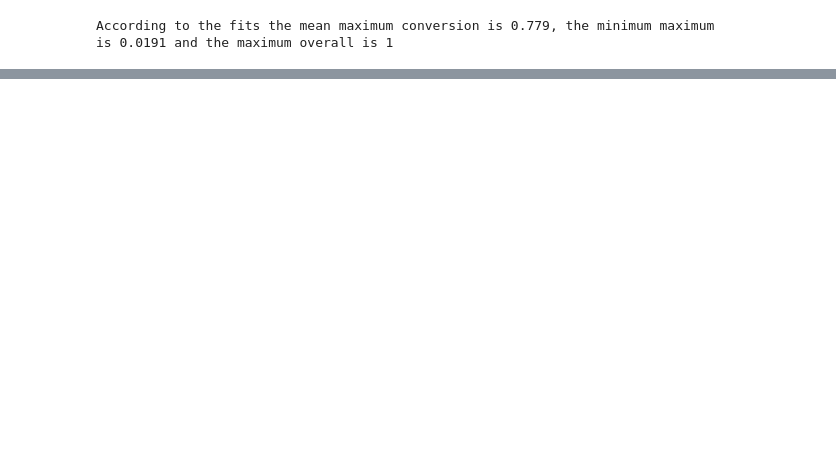
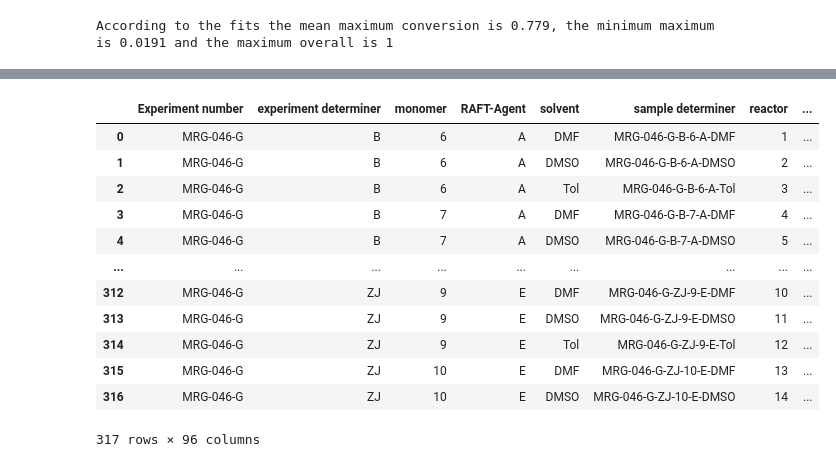
Before and after one commit to Bizbalt/RAFT-knowledgebase, a Jupyter notebook: sort_RAFT_table/dataset_analysis.ipynb, the cells around one changed output, grey strips where cells are left out. Saved outputs shown, nothing was run; the diff lists cells and outputs as text; code cells hidden in the pictures; blank space fills up the shorter version.

```diff
--- a/sort_RAFT_table/dataset_analysis.ipynb
+++ b/sort_RAFT_table/dataset_analysis.ipynb
@@ -452,0 +462,17 @@ kinetics_df
+# %%
+# doing the same fitting for Mn and investigating the discrepancy.
+srt.df
+# %% [output]
+|  | Experiment number | experiment determiner | monomer | RAFT-Agent | solvent | sample determiner | reactor | ... |
+| 0 | MRG-046-G | B | 6 | A | DMF | MRG-046-G-B-6-A-DMF | 1 | ... |
+| 1 | MRG-046-G | B | 6 | A | DMSO | MRG-046-G-B-6-A-DMSO | 2 | ... |
+| 2 | MRG-046-G | B | 6 | A | Tol | MRG-046-G-B-6-A-Tol | 3 | ... |
+| 3 | MRG-046-G | B | 7 | A | DMF | MRG-046-G-B-7-A-DMF | 4 | ... |
+| 4 | MRG-046-G | B | 7 | A | DMSO | MRG-046-G-B-7-A-DMSO | 5 | ... |
+| ... | ... | ... | ... | ... | ... | ... | ... | ... |
+| 312 | MRG-046-G | ZJ | 9 | E | DMF | MRG-046-G-ZJ-9-E-DMF | 10 | ... |
+| 313 | MRG-046-G | ZJ | 9 | E | DMSO | MRG-046-G-ZJ-9-E-DMSO | 11 | ... |
+| 314 | MRG-046-G | ZJ | 9 | E | Tol | MRG-046-G-ZJ-9-E-Tol | 12 | ... |
+| 315 | MRG-046-G | ZJ | 10 | E | DMF | MRG-046-G-ZJ-10-E-DMF | 13 | ... |
+| 316 | MRG-046-G | ZJ | 10 | E | DMSO | MRG-046-G-ZJ-10-E-DMSO | 14 | ... |
+317 rows × 96 columns
```
Also changed, not shown: parts of 11 cells of this notebook.
